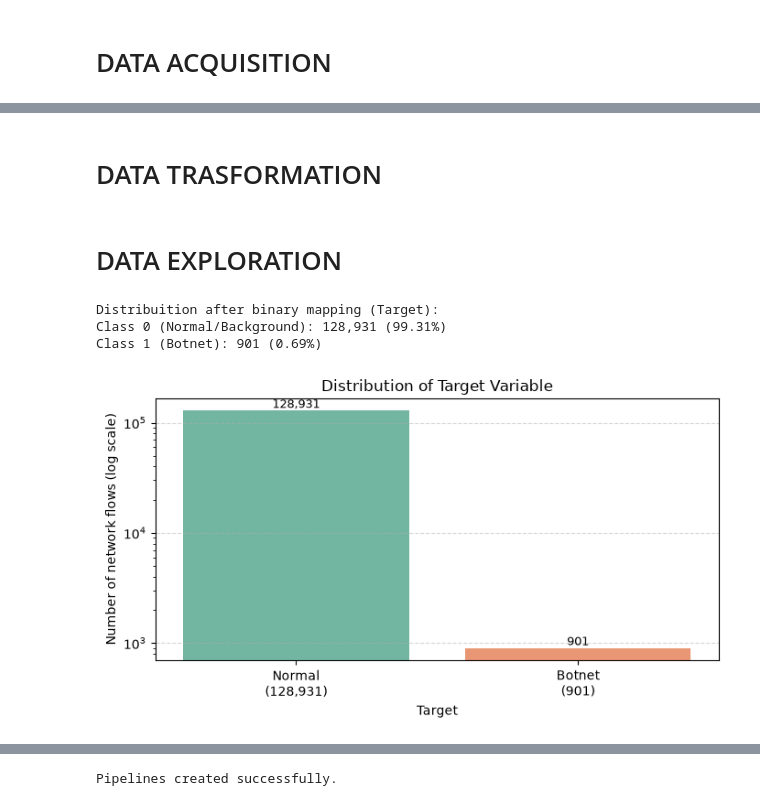
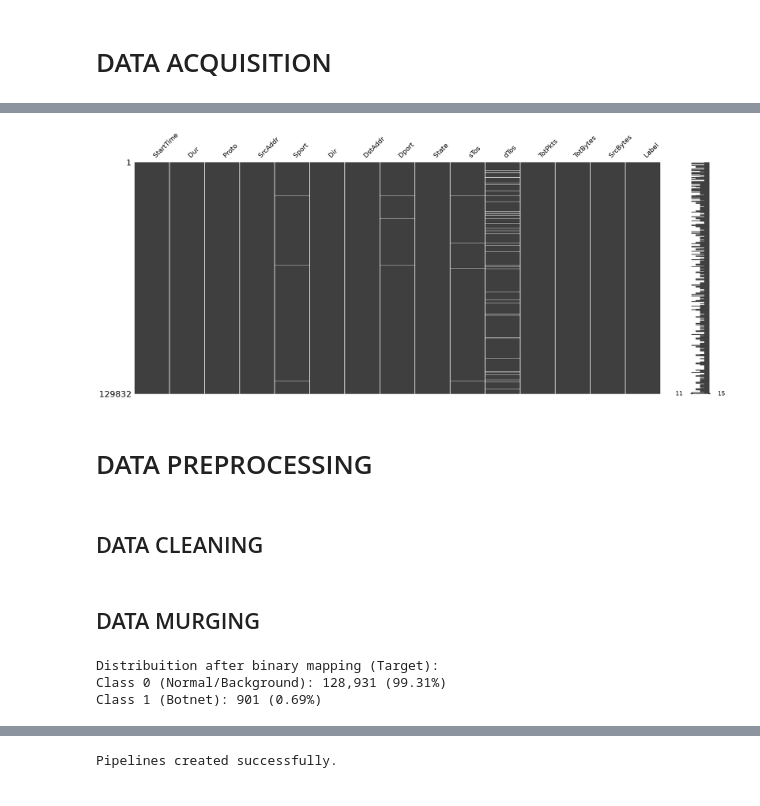
Before and after one commit to andco95/AI4C-25-26, a Jupyter notebook: notebooks/AI4C_Project.ipynb, the cells around one changed output, grey strips where cells are left out. Cells and saved outputs as stored; diff of their text form; code cells hidden in the pictures.

```diff
--- a/notebooks/AI4C_Project.ipynb
+++ b/notebooks/AI4C_Project.ipynb
@@ -85,0 +66,9 @@ dtype: object
+# %%
+msno.matrix(df)
+plt.show()
+# %% [output]
+[figure, added]
+# %% [markdown]
+# DATA PREPROCESSING
+# %% [markdown]
+## DATA CLEANING
@@ -86,2 +79,2 @@ dtype: object
 # %% [markdown]
-# DATA TRASFORMATION
+## DATA MURGING
@@ -91,6 +81,7 @@ df['Target'] = (df['Label'].astype(str).str.contains('Botnet', case=False, regex
-# %% [markdown]
-# DATA EXPLORATION
 # %%
+#target mapping
+df['Target'] = (df['Label'].astype(str).str.contains('Botnet', case=False, regex=False)).astype(int)
+
 target_counts = df['Target'].value_counts()
 target_props = df['Target'].value_counts(normalize=True) * 100
 
@@ -98,45 +89,11 @@ print ("Distribuition after binary mapping (Target):")
 print(f"Class 0 (Normal/Background): {target_counts.get(0, 0):,} ({target_props.get(0, 0):.2f}%)")
 print(f"Class 1 (Botnet): {target_counts.get(1, 0):,} ({target_props.get(1, 0):.2f}%)")
 
-#visualization unbalanced dataset
-plt.figure(figsize=(7, 4))
-ax = sns.countplot(
-    x='Target', hue='Target', data=df, palette='Set2', legend=False
-)
-
-#logarithmic scale
-ax.set_yscale('log')
-plt.title('Distribution of Target Variable', fontsize=12)
-plt.ylabel('Number of network flows (log scale)')
-plt.xticks(
-    [0, 1],
-    [
-        f"Normal\n({target_counts.get(0, 0):,})",
-        f"Botnet\n({target_counts.get(1, 0):,})",
-    ],
-)
-
-#numerical annotation on top of bars
-for p in ax.patches:
-  height = p.get_height()
-  if height > 0:
-    ax.annotate(
-        f'{int(height):,}',
-        (p.get_x() + p.get_width() / 2.0, height),
-        ha='center',
-        va='bottom',
-        xytext=(0, 0), #text offset
-        textcoords='offset points',
-        fontsize=9,
-    )
-
-plt.grid(axis='y', linestyle='--', alpha=0.5)
-
-#set layout to avoid overlapping
-plt.tight_layout()
-plt.show()
+# Pulizia delle stringhe
+categorical_cols = df.select_dtypes(include=['object', 'str']).columns
+for col in categorical_cols:
+    df[col] = df[col].astype(str).str.strip()
 # %% [output]
 Distribuition after binary mapping (Target):
 Class 0 (Normal/Background): 128,931 (99.31%)
 Class 1 (Botnet): 901 (0.69%)
-[figure, removed]
```
Also changed, not shown: parts of 28 cells of this notebook.
